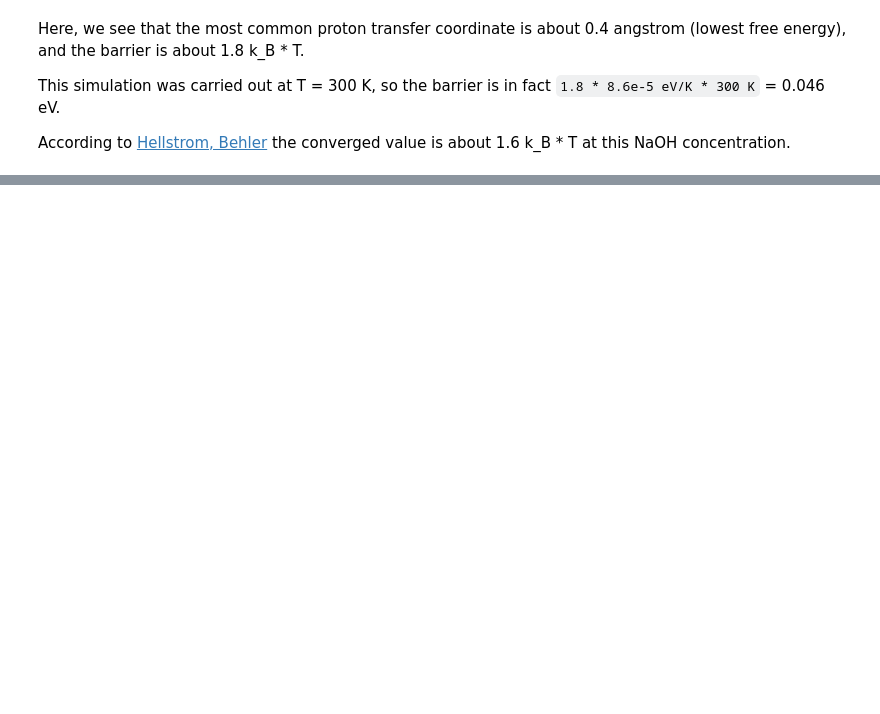
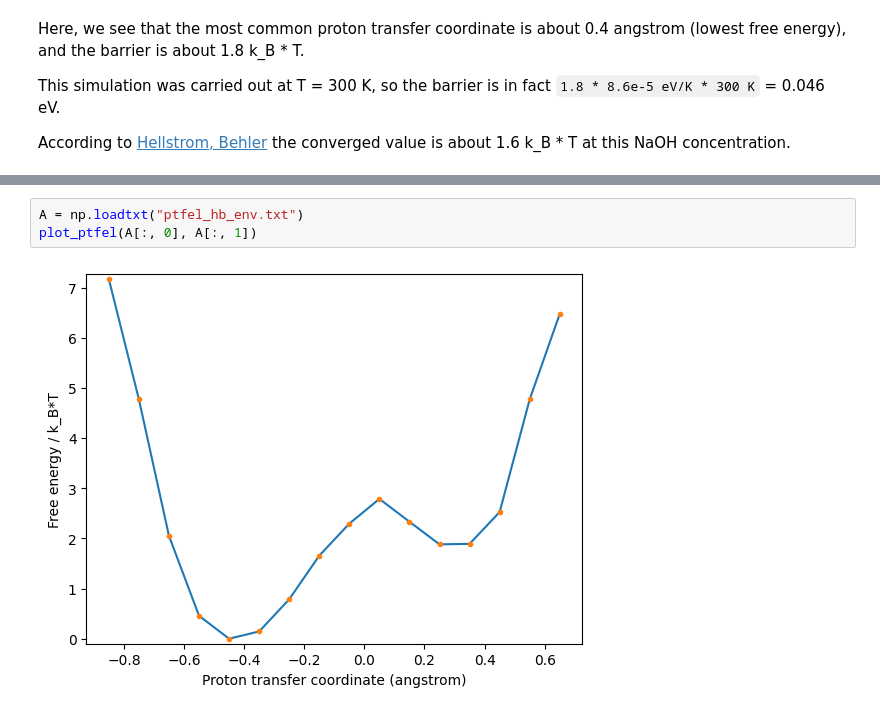
Before and after one commit to mhellstr/lionanalysis, a Jupyter notebook: docs/examples/05a_MSD_ProtonTransferFreeEnergyLandscape.ipynb, the cells around one changed output, grey strips where cells are left out. Drawn from its saved outputs; the diff is of its cells as text; blank space fills up the shorter version.

```diff
--- a/docs/examples/05a_MSD_ProtonTransferFreeEnergyLandscape.ipynb
+++ b/docs/examples/05a_MSD_ProtonTransferFreeEnergyLandscape.ipynb
@@ -166,0 +286,5 @@ According to [Hellstrom, Behler](https://doi.org/10.1021/acs.jpclett.6b01448) th
+# %%
+A = np.loadtxt("ptfel_hb_env.txt")
+plot_ptfel(A[:, 0], A[:, 1])
+# %% [output]
+[figure, added]
```
Also changed, not shown: parts of 16 cells of this notebook, 2 other files.
